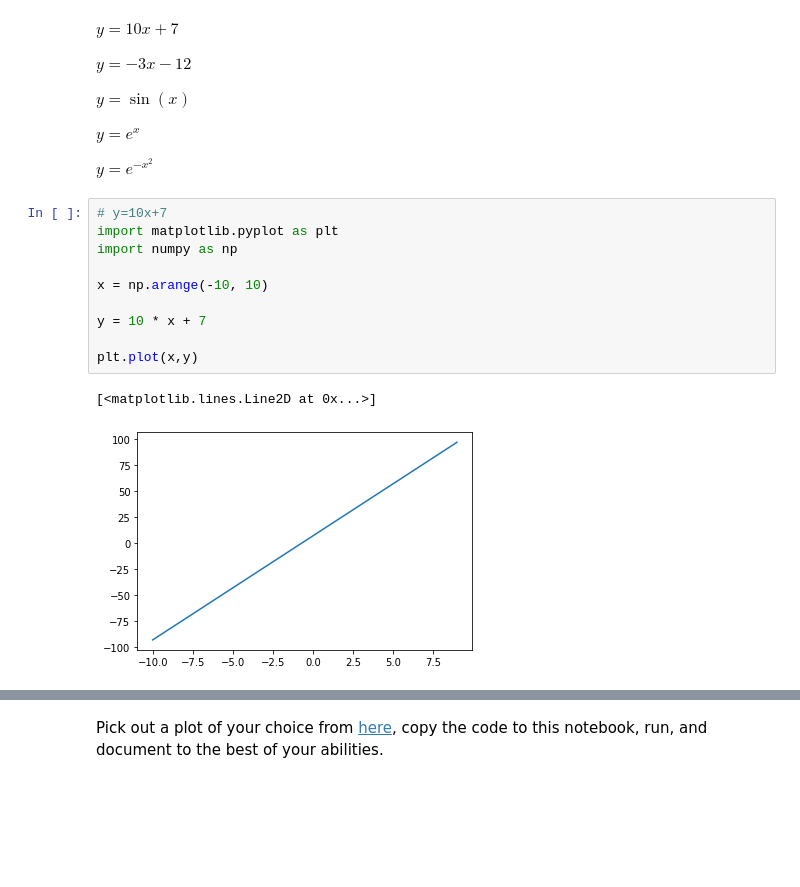
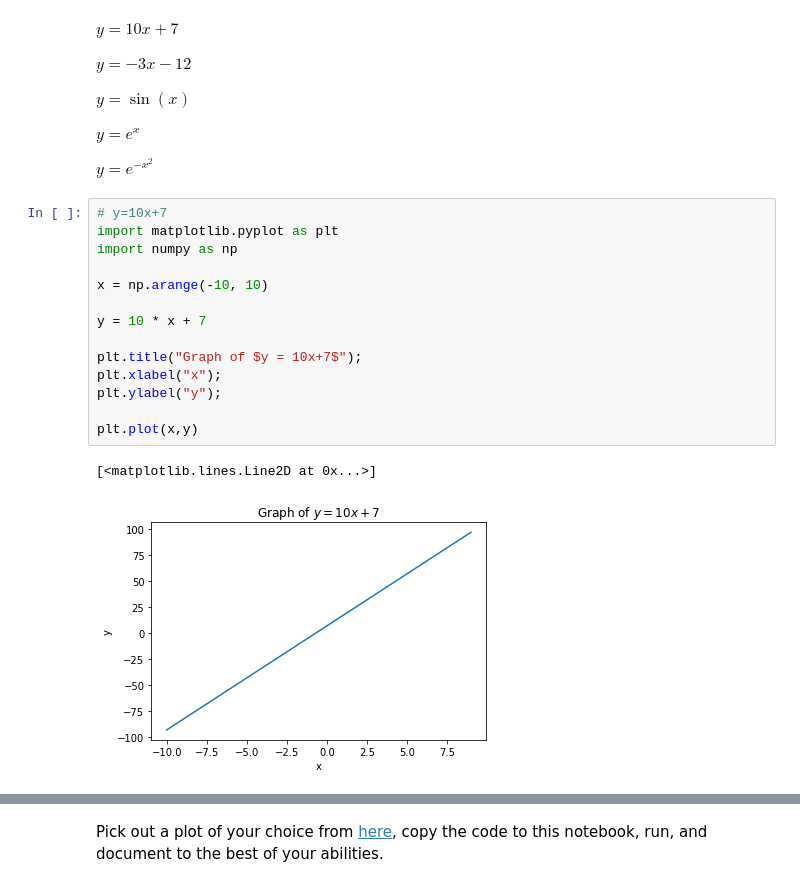
Before and after one commit to maefl0wer/Statistics2022, a Jupyter notebook: MaeBloom_lab1.ipynb, the cells around one changed output, grey strips where cells are left out. Saved outputs shown, nothing was run; the diff lists cells and outputs as text; blank space fills up the shorter version.

```diff
--- a/MaeBloom_lab1.ipynb
+++ b/MaeBloom_lab1.ipynb
@@ -458,16 +524,20 @@ $y=e^{-x^2}$
 # %%
 # y=10x+7
 import matplotlib.pyplot as plt
 import numpy as np
 
 x = np.arange(-10, 10)
 
 y = 10 * x + 7
 
+plt.title("Graph of $y = 10x+7$");
+plt.xlabel("x");
+plt.ylabel("y");
+
 plt.plot(x,y)
 # %% [output]
 [<matplotlib.lines.Line2D at 0x...>]
-[figure, old version]
+[figure, new version]
 # %%
 # y=−3x−12
 import matplotlib.pyplot as plt
```
Also changed, not shown: parts of 11 cells of this notebook.
